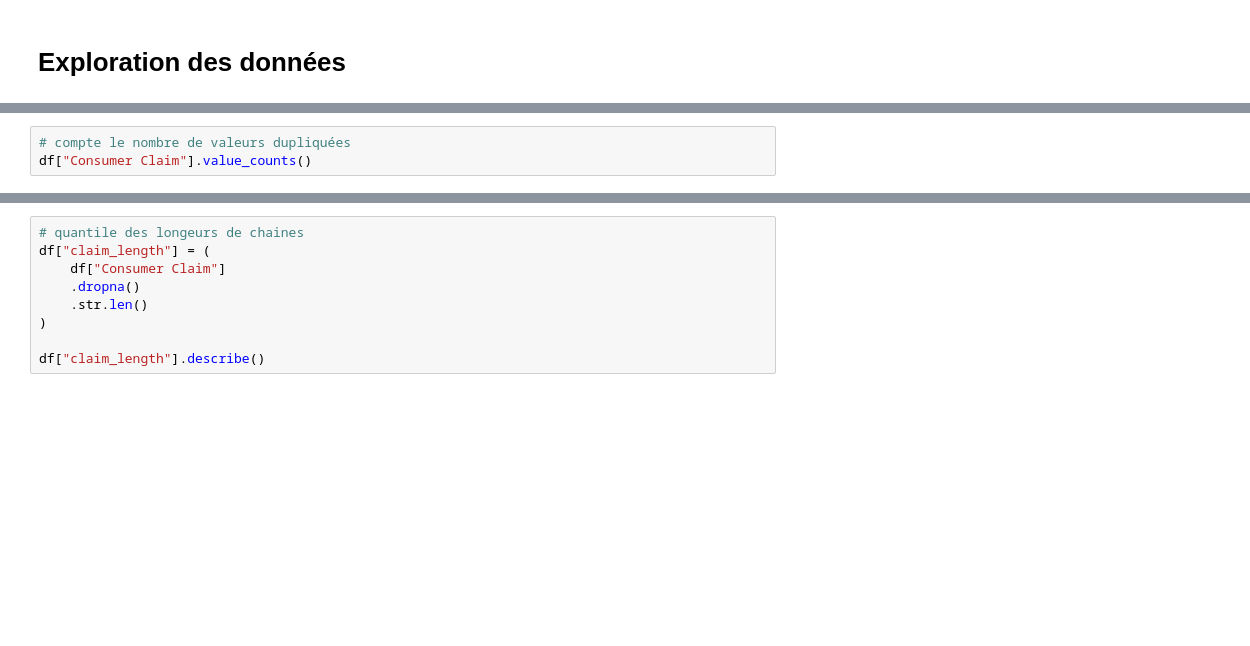
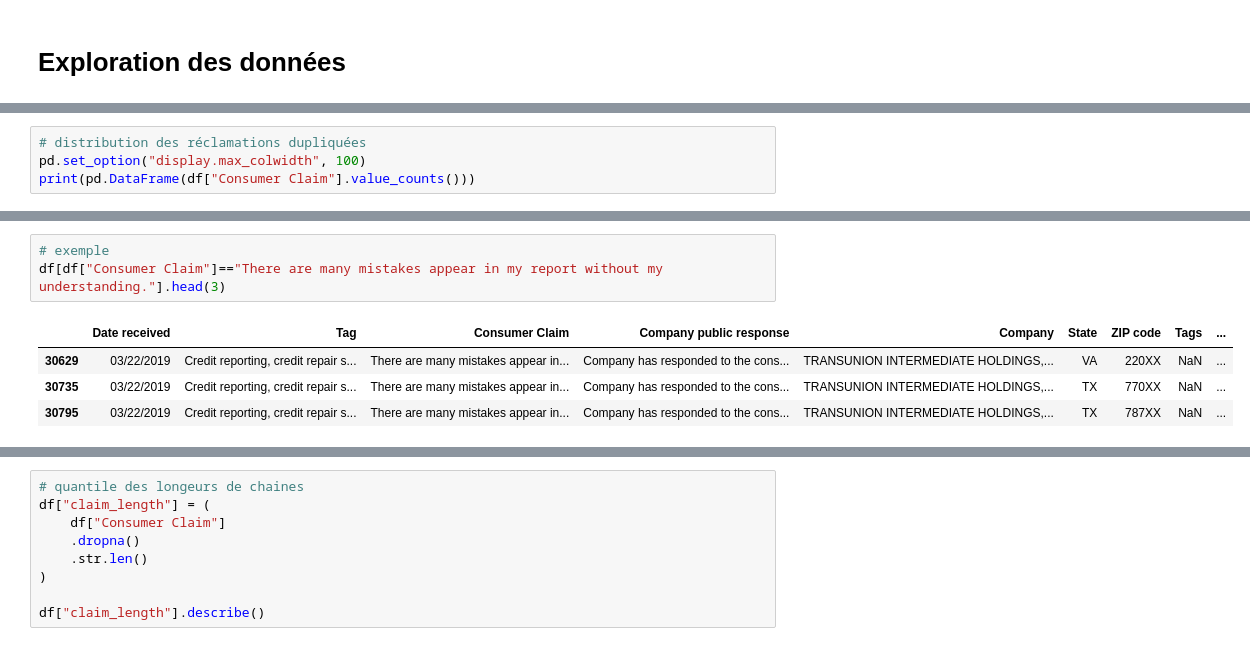
Before and after one commit to Ace4teaM/OCR-ZenAssist, a Jupyter notebook: 1_analyse_exploratoire.ipynb, the cells around one changed output, grey strips where cells are left out. Drawn from its saved outputs; the diff is of its cells as text; blank space fills up the shorter version.

```diff
--- a/1_analyse_exploratoire.ipynb
+++ b/1_analyse_exploratoire.ipynb
@@ -189,4 +205,5 @@ dtype: int64
 # %%
-# compte le nombre de valeurs dupliquées
-df["Consumer Claim"].value_counts()
+# distribution des réclamations dupliquées
+pd.set_option("display.max_colwidth", 100)
+print(pd.DataFrame(df["Consumer Claim"].value_counts()))
 # %% [output]
@@ -213,0 +242,8 @@ np.int64(16619)
+# %%
+# exemple
+df[df["Consumer Claim"]=="There are many mistakes appear in my report without my understanding."].head(3)
+# %% [output]
+|  | Date received | Tag | Consumer Claim | Company public response | Company | State | ZIP code | Tags | ... |
+| 30629 | 03/22/2019 | Credit reporting, credit repair s... | There are many mistakes appear in... | Company has responded to the cons... | TRANSUNION INTERMEDIATE HOLDINGS,... | VA | 220XX | NaN | ... |
+| 30735 | 03/22/2019 | Credit reporting, credit repair s... | There are many mistakes appear in... | Company has responded to the cons... | TRANSUNION INTERMEDIATE HOLDINGS,... | TX | 770XX | NaN | ... |
+| 30795 | 03/22/2019 | Credit reporting, credit repair s... | There are many mistakes appear in... | Company has responded to the cons... | TRANSUNION INTERMEDIATE HOLDINGS,... | TX | 787XX | NaN | ... |
```
Also changed, not shown: parts of 28 cells of this notebook.
